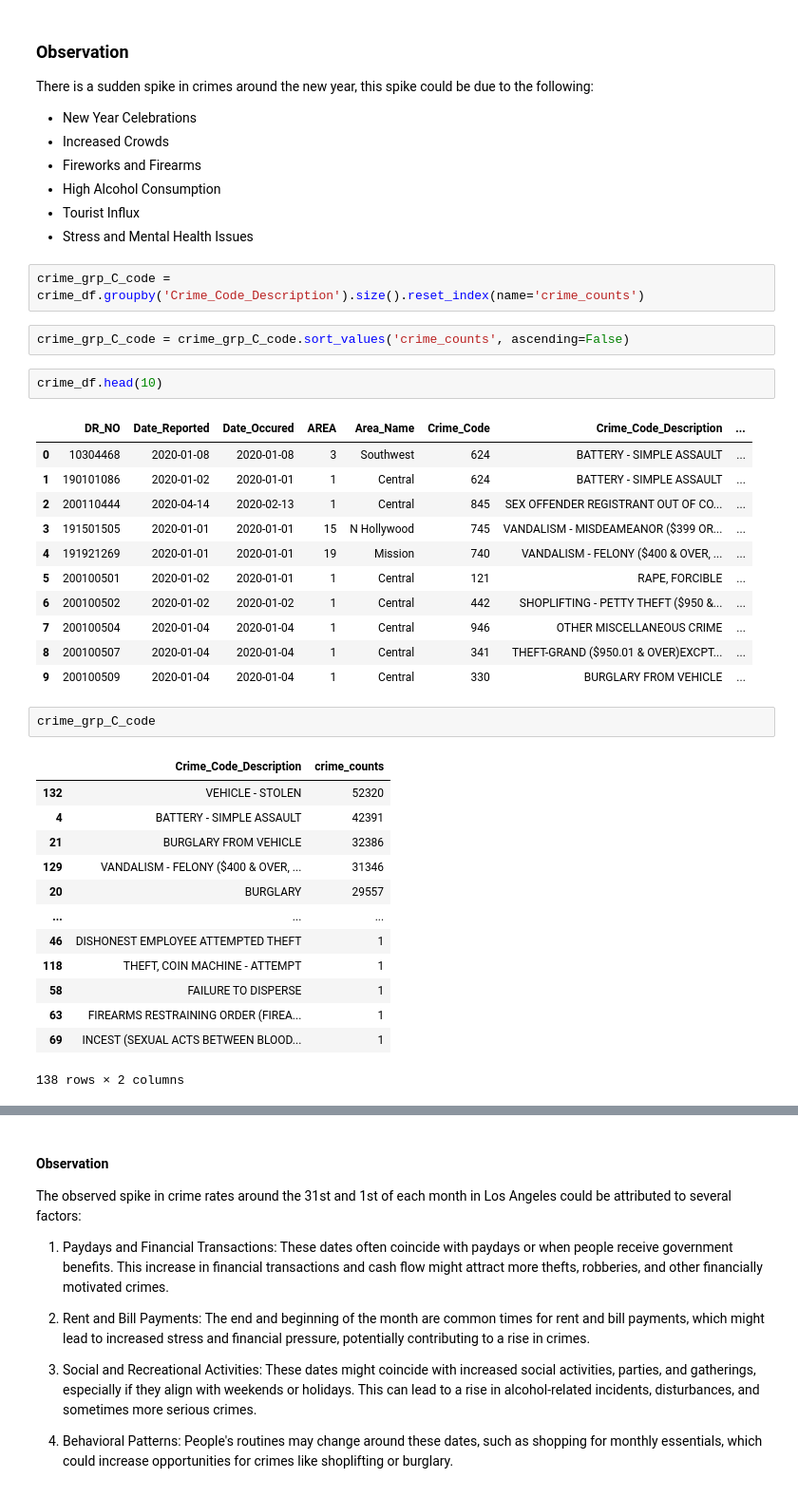
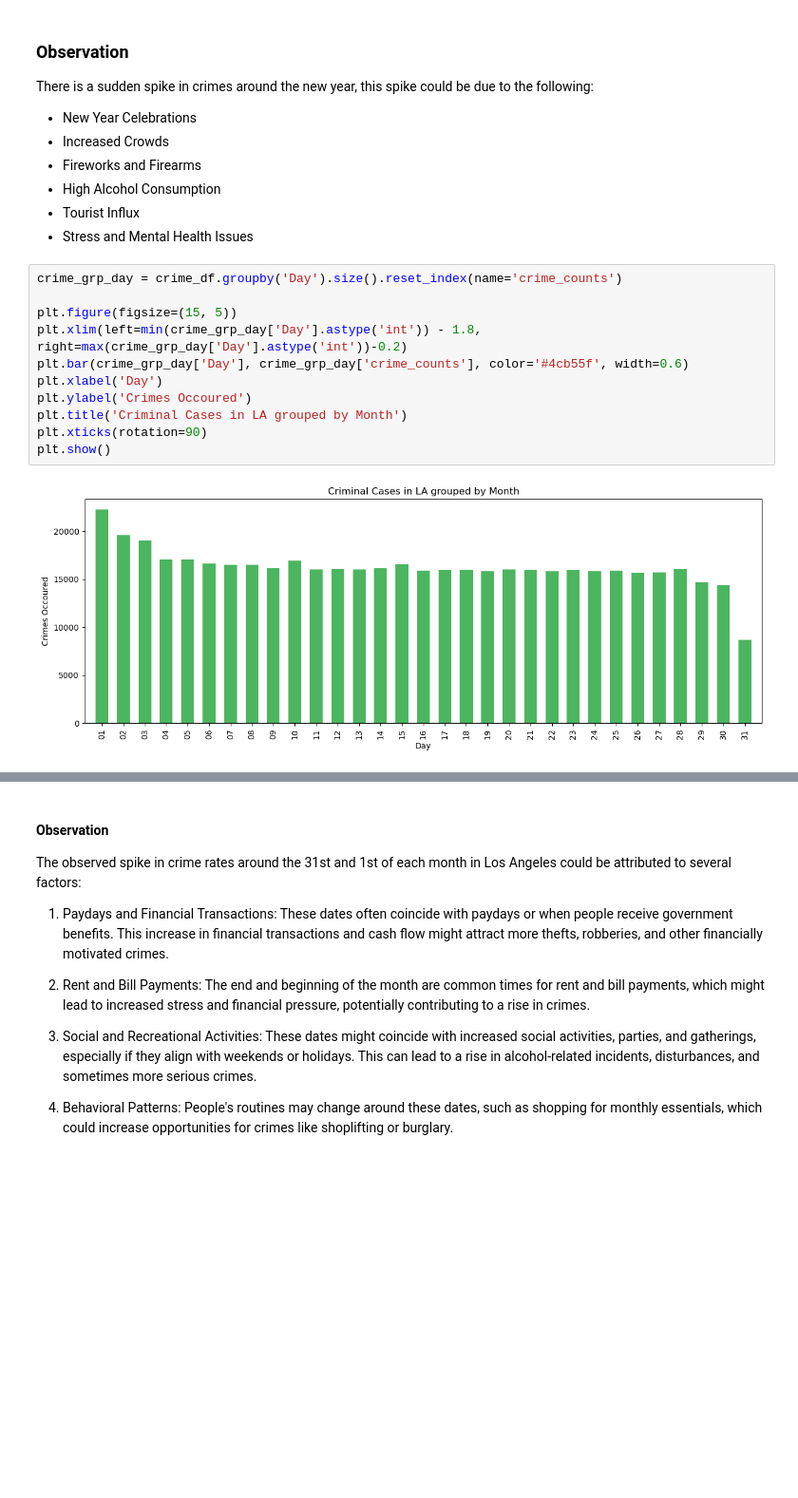
Before and after one commit to PremPrakashS/my-made-repo, a Jupyter notebook: project/report.ipynb, the cells around one changed output, grey strips where cells are left out. Shown: that part at 95% size. Drawn from its saved outputs; the diff is of its cells as text; blank space fills up the shorter version.

Commit message:
added Report Presentation

```diff
--- a/project/report.ipynb
+++ b/project/report.ipynb
@@ -138,38 +124,17 @@ There is a sudden spike in crimes around the new year, this spike could be due t
 * High Alcohol Consumption
 * Tourist Influx
 * Stress and Mental Health Issues
-# %%
-crime_grp_C_code = crime_df.groupby('Crime_Code_Description').size().reset_index(name='crime_counts')
-# %%
-crime_grp_C_code = crime_grp_C_code.sort_values('crime_counts', ascending=False)
-# %%
-crime_df.head(10)
-# %% [output]
-|  | DR_NO | Date_Reported | Date_Occured | AREA | Area_Name | Crime_Code | Crime_Code_Description | ... |
-| 0 | 10304468 | 2020-01-08 | 2020-01-08 | 3 | Southwest | 624 | BATTERY - SIMPLE ASSAULT | ... |
-| 1 | 190101086 | 2020-01-02 | 2020-01-01 | 1 | Central | 624 | BATTERY - SIMPLE ASSAULT | ... |
-| 2 | 200110444 | 2020-04-14 | 2020-02-13 | 1 | Central | 845 | SEX OFFENDER REGISTRANT OUT OF CO... | ... |
-| 3 | 191501505 | 2020-01-01 | 2020-01-01 | 15 | N Hollywood | 745 | VANDALISM - MISDEAMEANOR ($399 OR... | ... |
-| 4 | 191921269 | 2020-01-01 | 2020-01-01 | 19 | Mission | 740 | VANDALISM - FELONY ($400 & OVER, ... | ... |
-| 5 | 200100501 | 2020-01-02 | 2020-01-01 | 1 | Central | 121 | RAPE, FORCIBLE | ... |
-| 6 | 200100502 | 2020-01-02 | 2020-01-02 | 1 | Central | 442 | SHOPLIFTING - PETTY THEFT ($950 &... | ... |
-| 7 | 200100504 | 2020-01-04 | 2020-01-04 | 1 | Central | 946 | OTHER MISCELLANEOUS CRIME | ... |
-| 8 | 200100507 | 2020-01-04 | 2020-01-04 | 1 | Central | 341 | THEFT-GRAND ($950.01 & OVER)EXCPT... | ... |
-| 9 | 200100509 | 2020-01-04 | 2020-01-04 | 1 | Central | 330 | BURGLARY FROM VEHICLE | ... |
-# %%
-crime_grp_C_code
-# %% [output]
-|  | Crime_Code_Description | crime_counts |
-| 132 | VEHICLE - STOLEN | 52320 |
-| 4 | BATTERY - SIMPLE ASSAULT | 42391 |
-| 21 | BURGLARY FROM VEHICLE | 32386 |
-| 129 | VANDALISM - FELONY ($400 & OVER, ... | 31346 |
-| 20 | BURGLARY | 29557 |
-| ... | ... | ... |
-| 46 | DISHONEST EMPLOYEE ATTEMPTED THEFT | 1 |
-| 118 | THEFT, COIN MACHINE - ATTEMPT | 1 |
-| 58 | FAILURE TO DISPERSE | 1 |
-| 63 | FIREARMS RESTRAINING ORDER (FIREA... | 1 |
-| 69 | INCEST (SEXUAL ACTS BETWEEN BLOOD... | 1 |
-138 rows × 2 columns
+# %%
+crime_grp_day = crime_df.groupby('Day').size().reset_index(name='crime_counts')
+
+plt.figure(figsize=(15, 5))
+plt.xlim(left=min(crime_grp_day['Day'].astype('int')) - 1.8, right=max(crime_grp_day['Day'].astype('int'))-0.2)
+plt.bar(crime_grp_day['Day'], crime_grp_day['crime_counts'], color='#4cb55f', width=0.6)
+plt.xlabel('Day')
+plt.ylabel('Crimes Occoured')
+plt.title('Criminal Cases in LA grouped by Month')
+plt.xticks(rotation=90)
+plt.show()
+# %% [output]
+[figure, added]
 # %%
```
Also changed, not shown: parts of 23 cells of this notebook, 2 other files.
